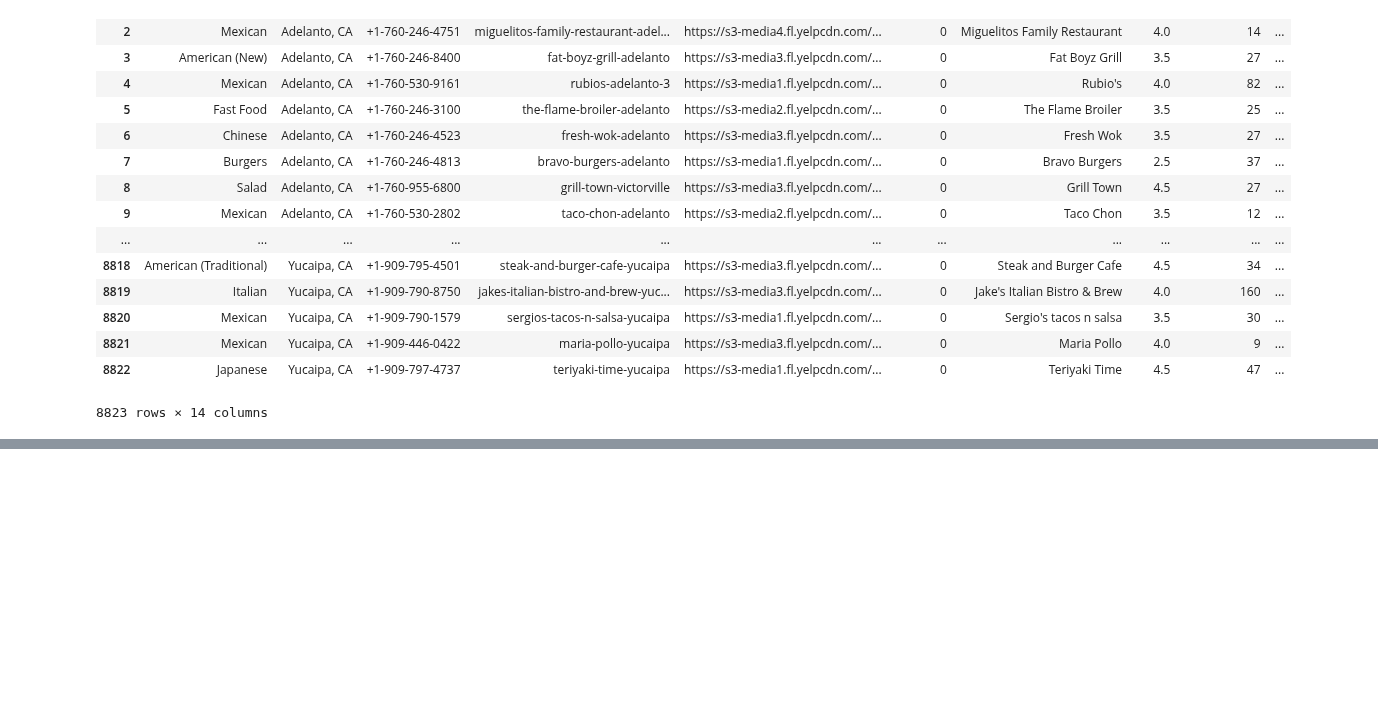
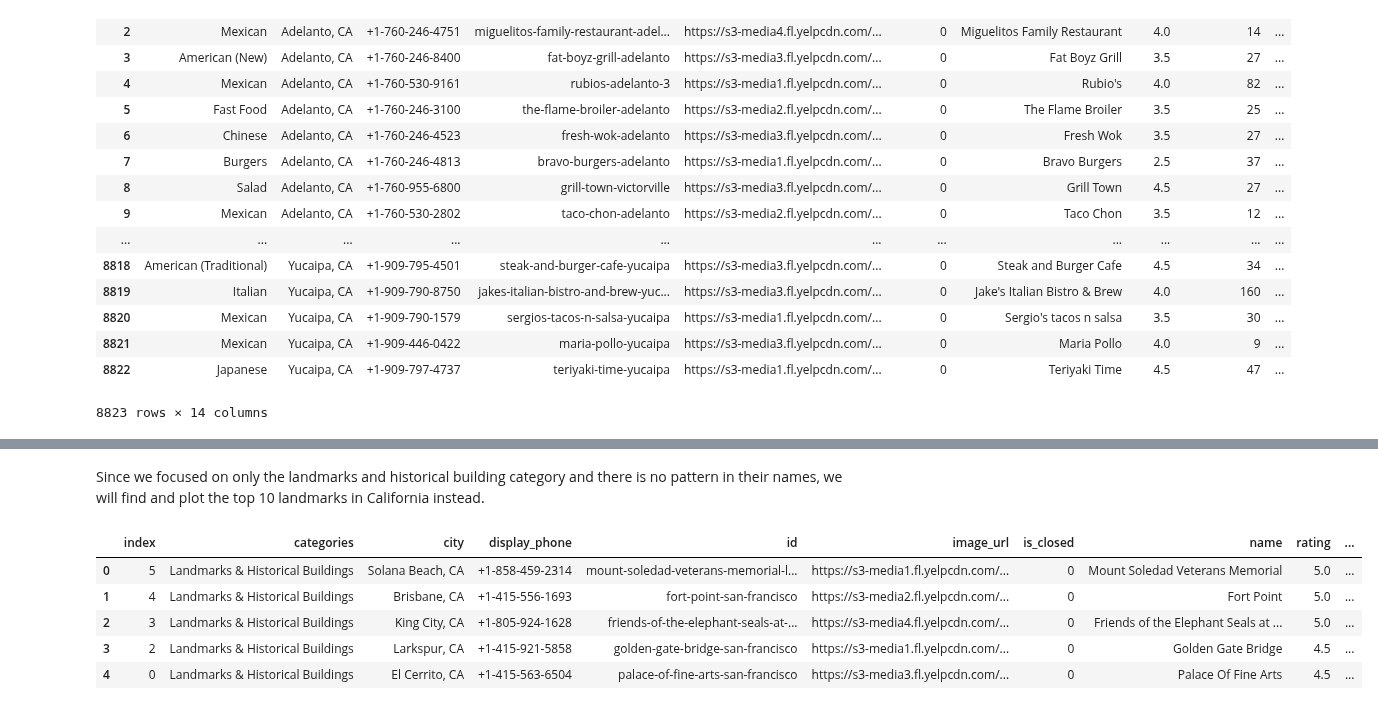
Before and after one commit to chloechen1995/STA-141B-Project, a Jupyter notebook: Part II_Query Database.ipynb, the cells around one changed output, grey strips where cells are left out. Saved outputs shown, nothing was run; the diff lists cells and outputs as text; code cells hidden in the pictures; blank space fills up the shorter version.

```diff
--- a/Part II_Query Database.ipynb
+++ b/Part II_Query Database.ipynb
@@ -225,0 +404,16 @@ hotels
+# %%
+def find_pattern(kind, df):
+    frame = pd.DataFrame()
+    for i in range(0, len(df)):
+        if kind in df['name'][i].lower():
+            temp = df.iloc[i]
+            frame = frame.append(temp)
+            frame = pd.DataFrame(frame)
+    return frame
+
+hotel_group = pd.DataFrame()
+kinds = [u'hotel', u'motel', u'inn', u'suites', u'lodge', u'resort', u'villas']
+for i in range(0, len(kinds)):
+    group = find_pattern(kinds[i], df_limit_hotels)
+    group['type'] = kinds[i]
+    hotel_group = pd.concat([hotel_group, group], ignore_index = True)
@@ -226,2 +428,2 @@ hotels
 # %%
-landmarks = get_df("Landmarks")
+df_landmarks_final = get_df("Landmarks")
@@ -248,0 +438,3 @@ landmarks
+# %%
+category = u'Landmarks & Historical Buildings'
+df_limit_landmarks = restrict_df(df_landmarks_final, category)
@@ -248,0 +468,2 @@ landmarks
+# %% [markdown]
+Since we focused on only the landmarks and historical building category and there is no pattern in their names, we will find and plot the top 10 landmarks in California instead.
@@ -248,0 +500,30 @@ landmarks
+# %%
+best_10 = df_limit_landmarks.groupby('rating')['review_count'].nlargest(10).reset_index()
+df_best_10 = pd.DataFrame()
+for i in range(0,len(best_10)):
+    if best_10['rating'][i] == 5.0:
+        top = df_limit_landmarks.iloc[[best_10['level_1'][i]]]
+        df_best_10 = pd.concat([top,df_best_10],ignore_index = True)
+        df_best_10 = df_best_10.drop_duplicates(['name'])
+        if len(df_best_10) == 10:
+            break
+if len(df_best_10) < 10:
+    for i in range(0,len(best_10)):
+        if best_10['rating'][i] == 4.5:
+            top = df_limit_landmarks.iloc[[best_10['level_1'][i]]]
+            df_best_10 = pd.concat([top,df_best_10],ignore_index = True)
+            df_best_10 = df_best_10.drop_duplicates(['name'])
+            if len(df_best_10) == 10:
+                break
+
+df_best_10 = df_best_10.iloc[::-1]
+# %%
+df_landmark_best_10 = df_best_10.reset_index()
+df_landmark_best_10
+# %% [output]
+|  | index | categories | city | display_phone | id | image_url | is_closed | name | rating | ... |
+| 0 | 5 | Landmarks & Historical Buildings | Solana Beach, CA | +1-858-459-2314 | mount-soledad-veterans-memorial-l... | https://s3-media1.fl.yelpcdn.com/... | 0 | Mount Soledad Veterans Memorial | 5.0 | ... |
+| 1 | 4 | Landmarks & Historical Buildings | Brisbane, CA | +1-415-556-1693 | fort-point-san-francisco | https://s3-media2.fl.yelpcdn.com/... | 0 | Fort Point | 5.0 | ... |
+| 2 | 3 | Landmarks & Historical Buildings | King City, CA | +1-805-924-1628 | friends-of-the-elephant-seals-at-... | https://s3-media4.fl.yelpcdn.com/... | 0 | Friends of the Elephant Seals at ... | 5.0 | ... |
+| 3 | 2 | Landmarks & Historical Buildings | Larkspur, CA | +1-415-921-5858 | golden-gate-bridge-san-francisco | https://s3-media1.fl.yelpcdn.com/... | 0 | Golden Gate Bridge | 4.5 | ... |
+| 4 | 0 | Landmarks & Historical Buildings | El Cerrito, CA | +1-415-563-6504 | palace-of-fine-arts-san-francisco | https://s3-media3.fl.yelpcdn.com/... | 0 | Palace Of Fine Arts | 4.5 | ... |
```
Also changed, not shown: parts of 44 cells of this notebook.
